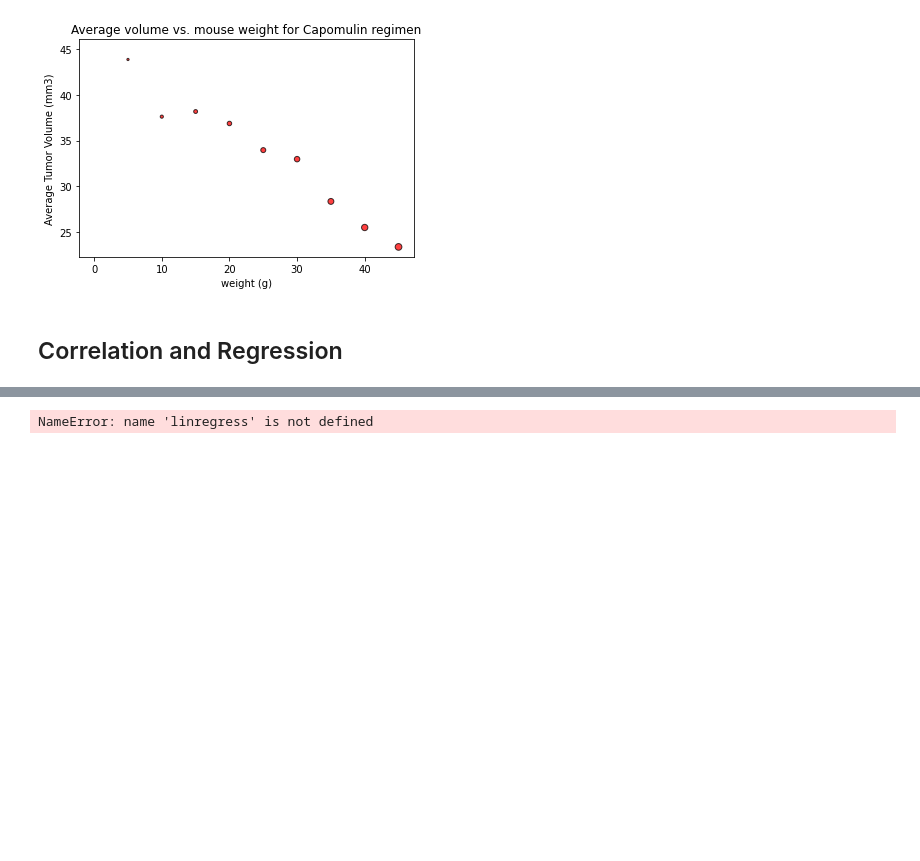
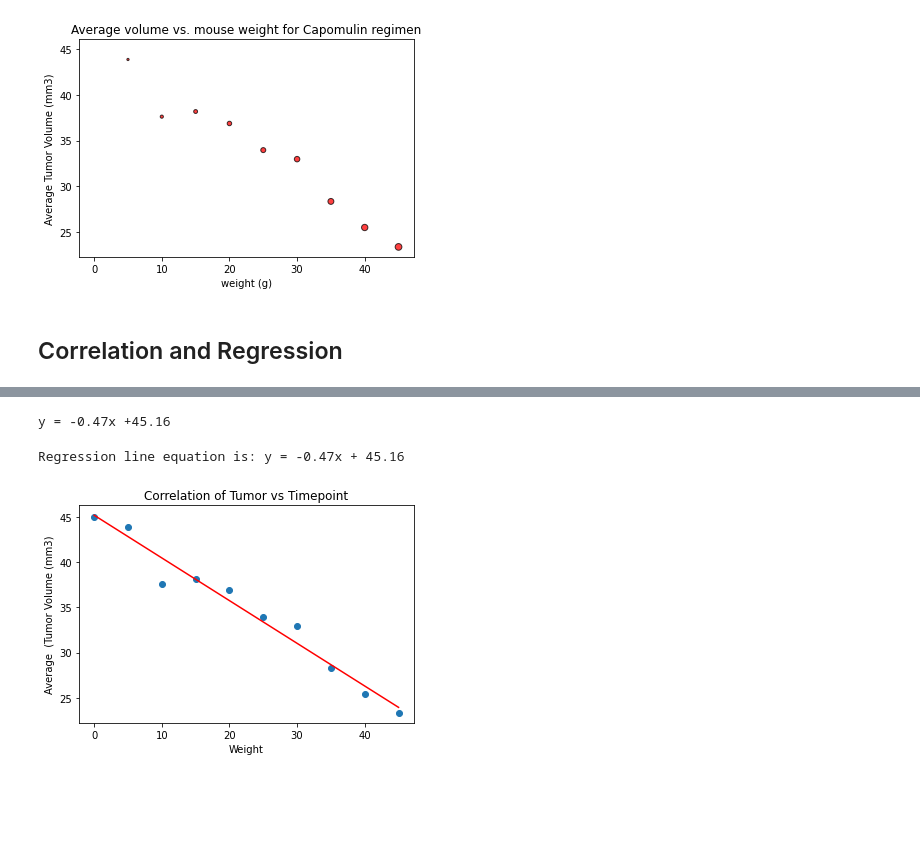
Before and after one commit to Bmaldonado44/Matplotlib-challenge, a Jupyter notebook: Pymaceuticals/.ipynb, the cells around one changed output, grey strips where cells are left out. Cells and saved outputs as stored; diff of their text form; code cells hidden in the pictures; blank space fills up the shorter version.

```diff
--- a/Pymaceuticals/.ipynb
+++ b/Pymaceuticals/.ipynb
@@ -332,15 +361,23 @@ plt.show()
+# %%
+line_eq = "y = " + str(round(slope,2)) + "x +" + str(round(intercept,2))
+print(line_eq)
+# %% [output]
+y = -0.47x +45.16
 # %%
 x_axis = Capomulin_df["Timepoint"]
-tumor_v = Capomulin_df["Tumor Volume (mm3)"]
+tumor_v = Capomulin_df['Tumor Volume (mm3)']
 
-(slope, intercept, rvalue, pvalue, stderr) = linregress(x_values, y_values)
-regress_values = x_values * slope + intercept
+(slope, intercept, rvalue, pvalue, stderr) = linregress(x_axis, tumor_v)
+regress_values = x_axis * slope + intercept
 line_eq = "y = " + str(round(slope,2)) + "x + " + str(round(intercept,2))
+print(f"Regression line equation is: {line_eq}")
 plt.scatter(x_axis,tumor_v)
 plt.plot(x_axis,regress_values,"r-")
 plt.annotate(line_eq,(6,10),fontsize=15,color="red")
 plt.xlabel('Weight')
 plt.ylabel('Average  (Tumor Volume (mm3)')
+plt.title('Correlation of Tumor vs Timepoint')
 plt.show()
 # %% [output]
-NameError: name 'linregress' is not defined
+Regression line equation is: y = -0.47x + 45.16
+[figure, added]
```
Also changed, not shown: parts of 10 cells of this notebook, 3 other files.
